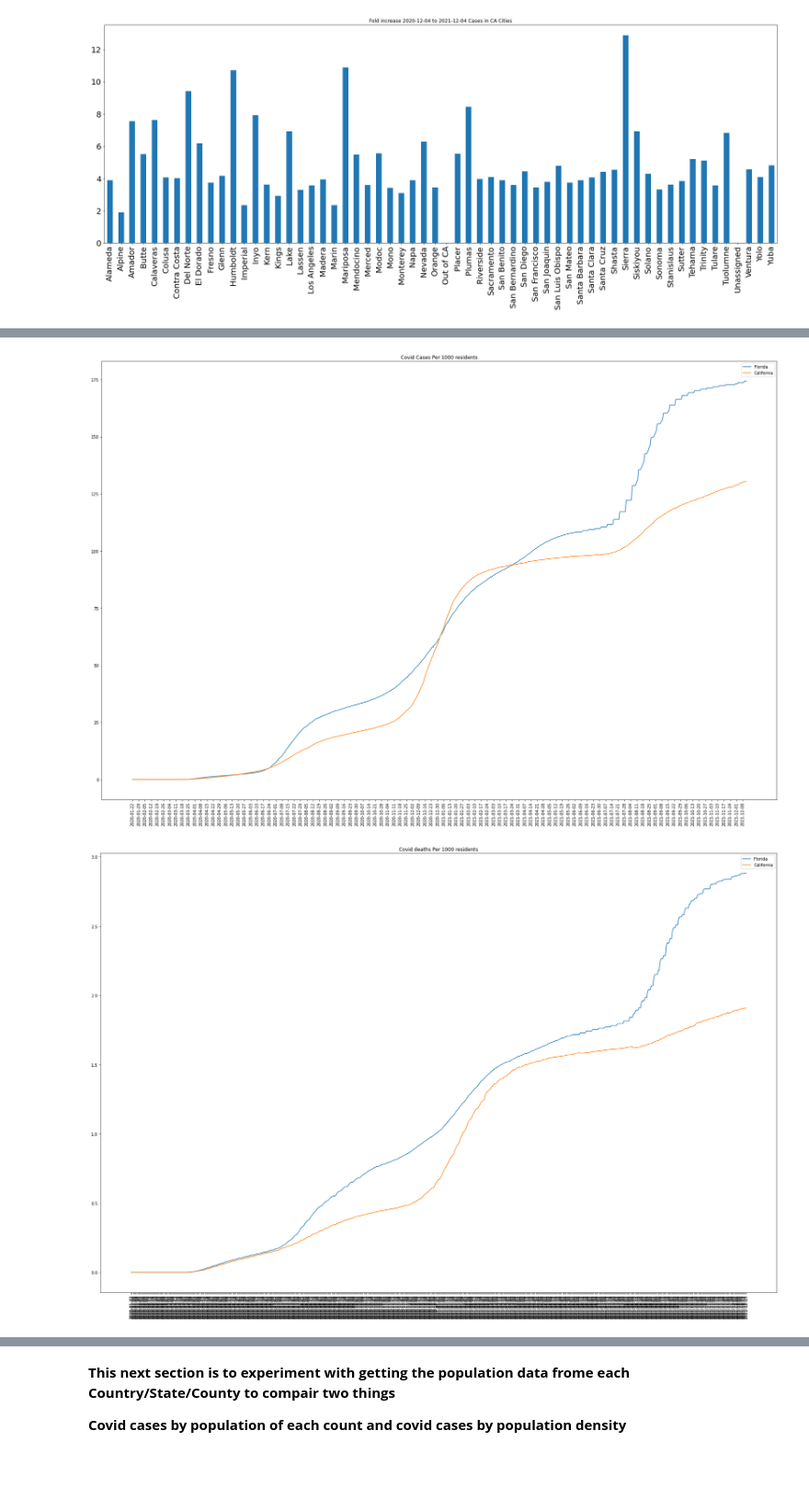
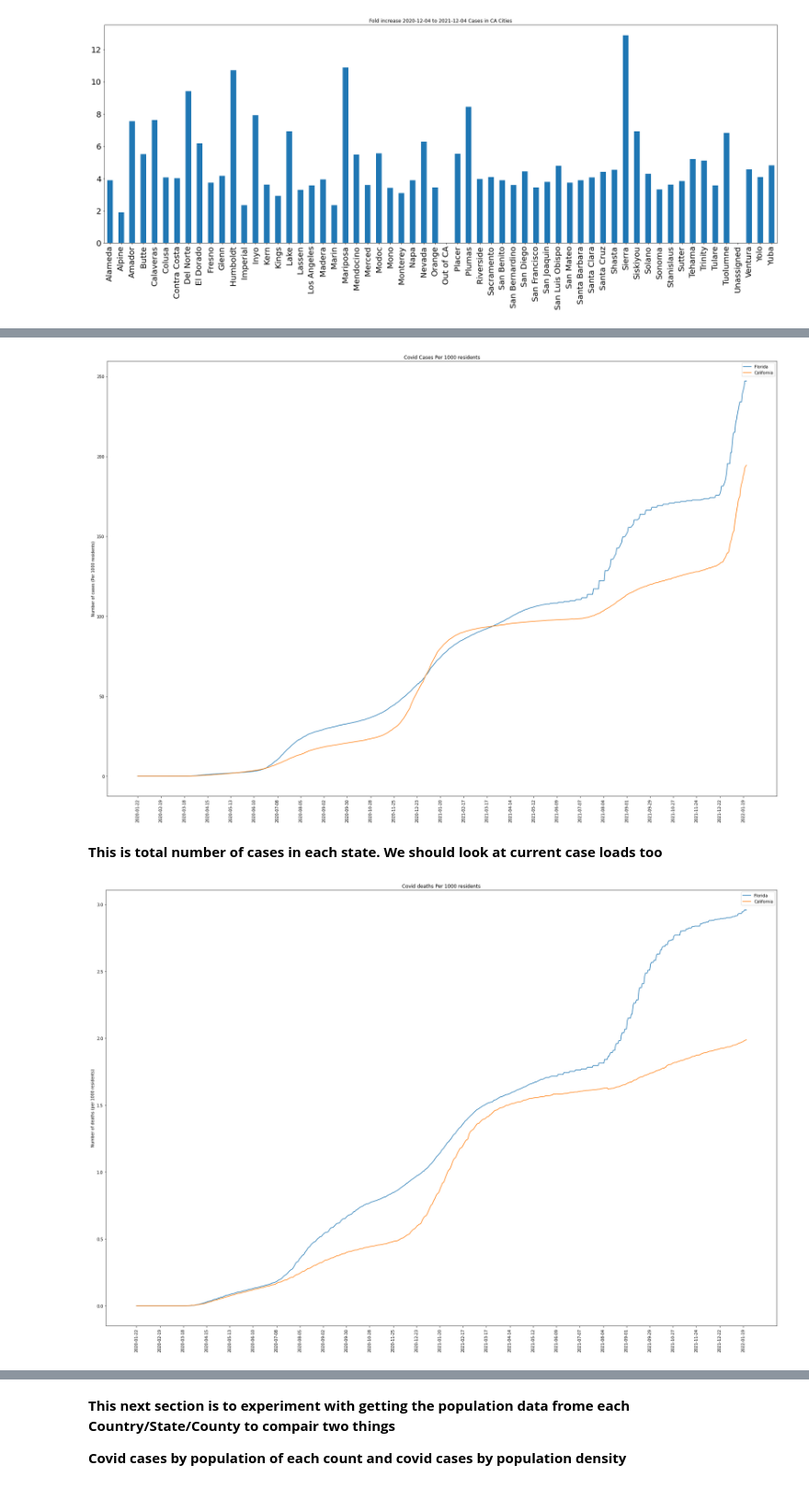
Before and after one commit to asullivan42/COVID_Bubble_Estimator, a Jupyter notebook: Data_Processing.ipynb, the cells around one changed output, grey strips where cells are left out. Shown at 92% size. Saved outputs shown, nothing was run; the diff lists cells and outputs as text; code cells hidden in the pictures.

```diff
--- a/Data_Processing.ipynb
+++ b/Data_Processing.ipynb
@@ -376,3 +351,5 @@ Index(['Unnamed: 0', 'Admin2', 'Date', 'Case', 'Country/Region',
+# %%
+us_confirmed.set_index('Unnamed: 0', inplace=True)
 # %%
 States_confirmed=[]
 for state in states:
@@ -453,8 +463,11 @@ _= plt.figure(figsize=(30,20))
 _= plt.title("Covid Cases Per 1000 residents")
 _= plt.plot(Flor_per_Cap, label='Florida')
 _= plt.plot(Cal_per_Cap, label='California')
-__= plt.xticks(range(0,len(Flor_per_Cap),7),rotation=90)
+_= plt.ylabel('Number of cases (Per 1000 residents)')
+_= plt.xticks(range(0,len(dates),28) ,rotation=90)
 _= plt.legend()
 plt.show()
 # %% [output]
-[figure, old version]
+[figure, new version]
+# %% [markdown]
+**This is total number of cases in each state.  We should look at current case loads too**
@@ -461,6 +476,7 @@ plt.show()
 # %%
 # What about deaths?
 us_deaths = pd.read_csv('us_deaths.csv')
+us_deaths.set_index('Unnamed: 0', inplace=True)
 # Gets the data from California & Florida only
 Cal_deaths=us_deaths[us_deaths['Province/State']=='California']
 Flor_deaths=us_deaths[us_deaths['Province/State']=='Florida']
@@ -483,10 +499,11 @@ Flor_deaths_per_1k = Flor_Cities_Deaths.div(21538.187)
 # %%
 __= plt.figure(figsize=(30,20))
 __= plt.title("Covid deaths Per 1000 residents")
 __= plt.plot(Flor_deaths_per_1k.sum(), label='Florida')
 __= plt.plot(Cal_deaths_per_1k.sum(), label='California')
-__= plt.xticks(rotation=90)
+__= plt.ylabel('Number of deaths (per 1000 residents)')
+__= plt.xticks(range(0,len(dates),28) ,rotation=90)
 __= plt.legend()
 plt.show()
 # %% [output]
-[figure, old version]
+[figure, new version]
```
Also changed, not shown: parts of 95 cells of this notebook, 8 other files.
